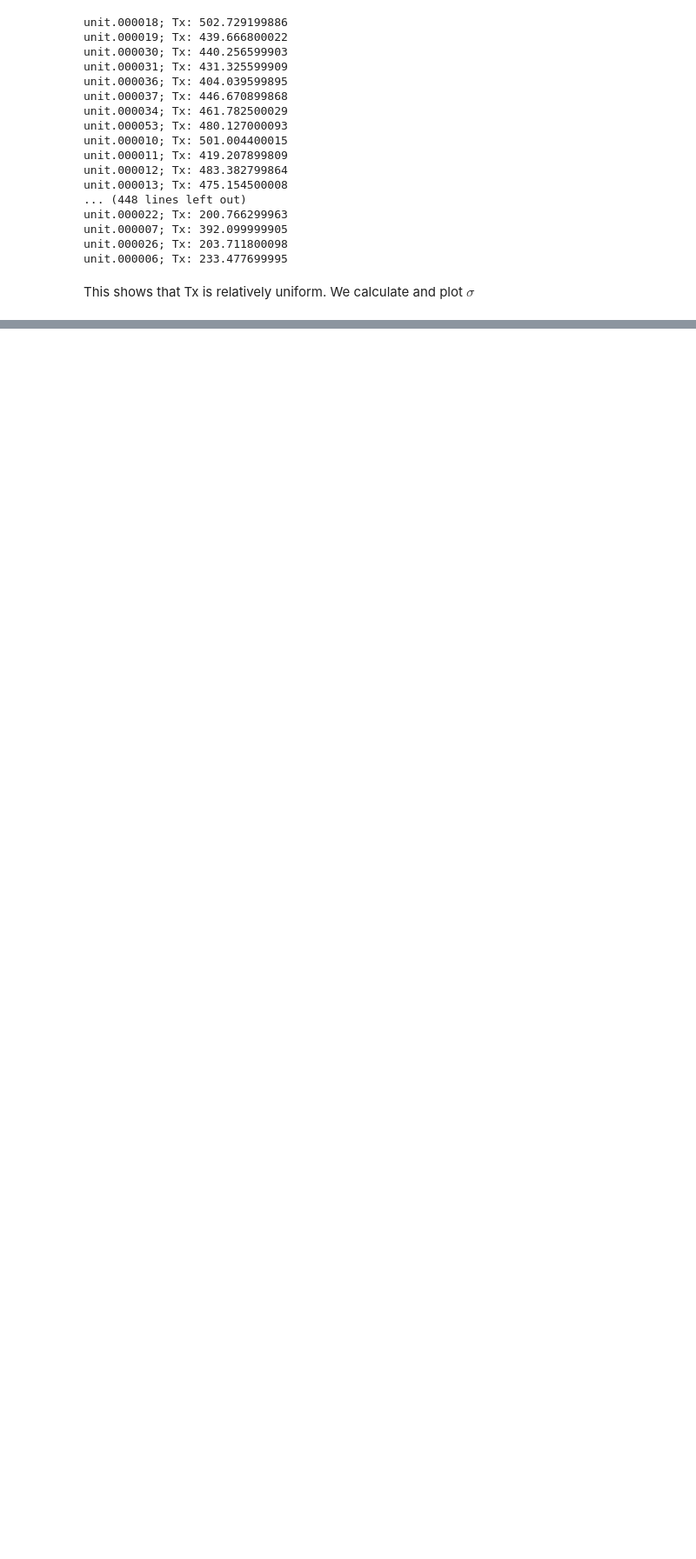
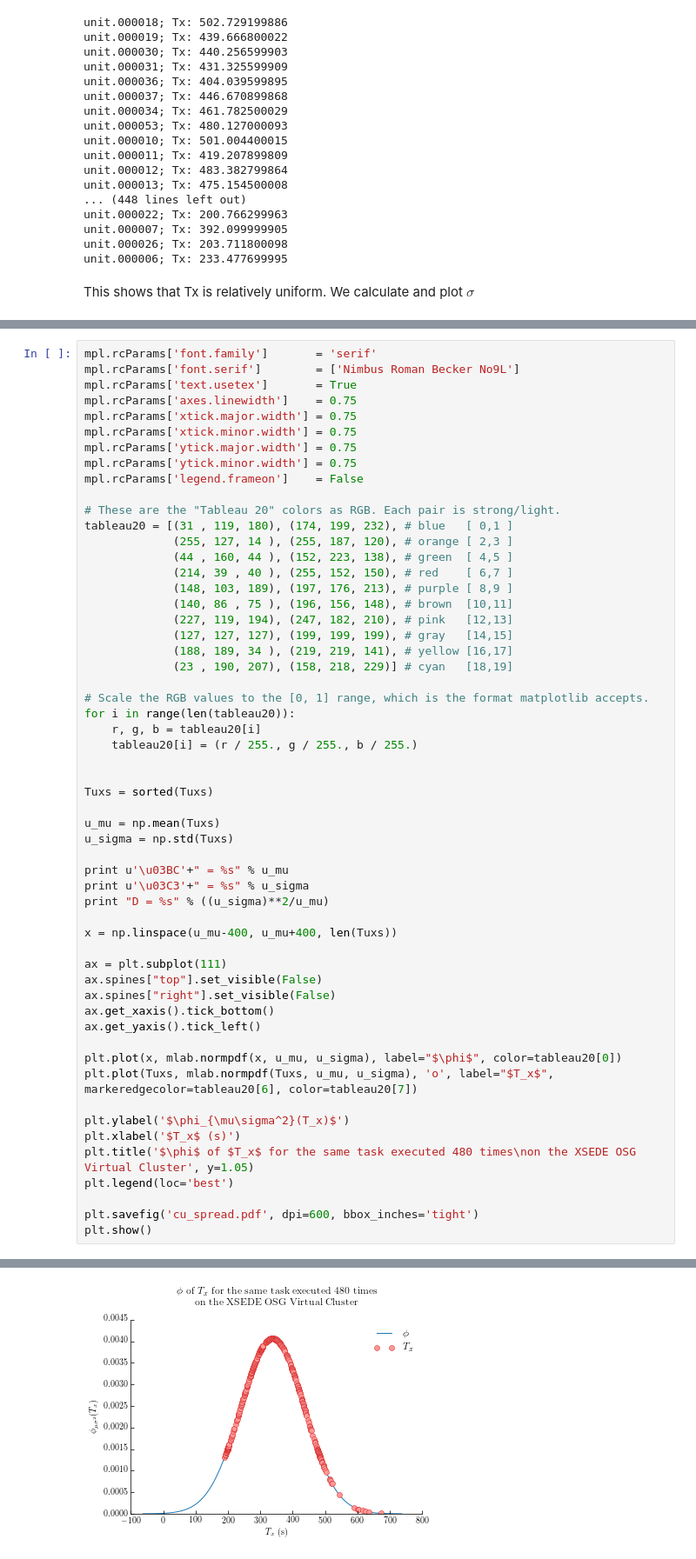
Before and after one commit to radical-cybertools/radical.analytics, a Jupyter notebook: examples/jupyter/osg_analysis.ipynb, the cells around one changed output, grey strips where cells are left out. Shown at 87% size. Cells and saved outputs as stored; diff of their text form; blank space fills up the shorter version.

```diff
--- a/examples/jupyter/osg_analysis.ipynb
+++ b/examples/jupyter/osg_analysis.ipynb
@@ -315,0 +297,57 @@ D = 28.5546146702
+# %%
+mpl.rcParams['font.family']       = 'serif'
+mpl.rcParams['font.serif']        = ['Nimbus Roman Becker No9L']
+mpl.rcParams['text.usetex']       = True
+mpl.rcParams['axes.linewidth']    = 0.75
+mpl.rcParams['xtick.major.width'] = 0.75
+mpl.rcParams['xtick.minor.width'] = 0.75
+mpl.rcParams['ytick.major.width'] = 0.75
+mpl.rcParams['ytick.minor.width'] = 0.75
+mpl.rcParams['legend.frameon']    = False
+
+# These are the "Tableau 20" colors as RGB. Each pair is strong/light.
+tableau20 = [(31 , 119, 180), (174, 199, 232), # blue   [ 0,1 ]
+             (255, 127, 14 ), (255, 187, 120), # orange [ 2,3 ]
+             (44 , 160, 44 ), (152, 223, 138), # green  [ 4,5 ]
+             (214, 39 , 40 ), (255, 152, 150), # red    [ 6,7 ]
+             (148, 103, 189), (197, 176, 213), # purple [ 8,9 ]
+             (140, 86 , 75 ), (196, 156, 148), # brown  [10,11]
+             (227, 119, 194), (247, 182, 210), # pink   [12,13]
+             (127, 127, 127), (199, 199, 199), # gray   [14,15]
+             (188, 189, 34 ), (219, 219, 141), # yellow [16,17]
+             (23 , 190, 207), (158, 218, 229)] # cyan   [18,19]
+
+# Scale the RGB values to the [0, 1] range, which is the format matplotlib accepts.
+for i in range(len(tableau20)):
+    r, g, b = tableau20[i]
+    tableau20[i] = (r / 255., g / 255., b / 255.)
+
+
+Tuxs = sorted(Tuxs)
+
+u_mu = np.mean(Tuxs)
+u_sigma = np.std(Tuxs)
+
+print u'\u03BC'+" = %s" % u_mu
+print u'\u03C3'+" = %s" % u_sigma
+print "D = %s" % ((u_sigma)**2/u_mu)
+
+x = np.linspace(u_mu-400, u_mu+400, len(Tuxs))
+
+ax = plt.subplot(111)
+ax.spines["top"].set_visible(False)
+ax.spines["right"].set_visible(False)
+ax.get_xaxis().tick_bottom()
+ax.get_yaxis().tick_left()
+
+plt.plot(x, mlab.normpdf(x, u_mu, u_sigma), label="$\phi$", color=tableau20[0])
+plt.plot(Tuxs, mlab.normpdf(Tuxs, u_mu, u_sigma), 'o', label="$T_x$", markeredgecolor=tableau20[6], color=tableau20[7])
+
+plt.ylabel('$\phi_{\mu\sigma^2}(T_x)$')
+plt.xlabel('$T_x$ (s)')
+plt.title('$\phi$ of $T_x$ for the same task executed 480 times\non the XSEDE OSG Virtual Cluster', y=1.05)
+plt.legend(loc='best')
+
+plt.savefig('cu_spread.pdf', dpi=600, bbox_inches='tight')
+plt.show()
+# %% [output]
@@ -315,0 +357 @@ D = 28.5546146702
+[figure, added]
```
Also changed, not shown: parts of 4 cells of this notebook.
